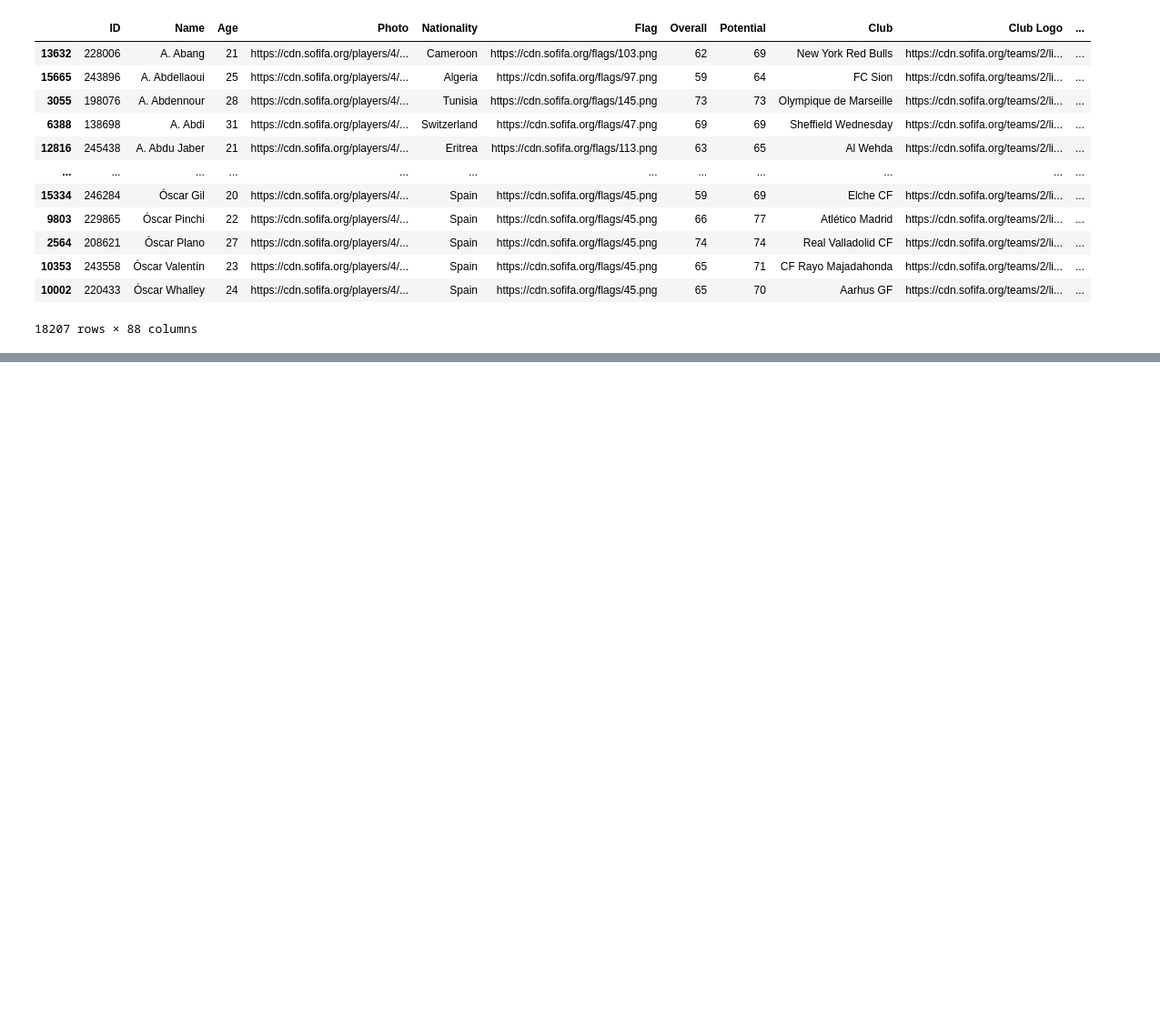
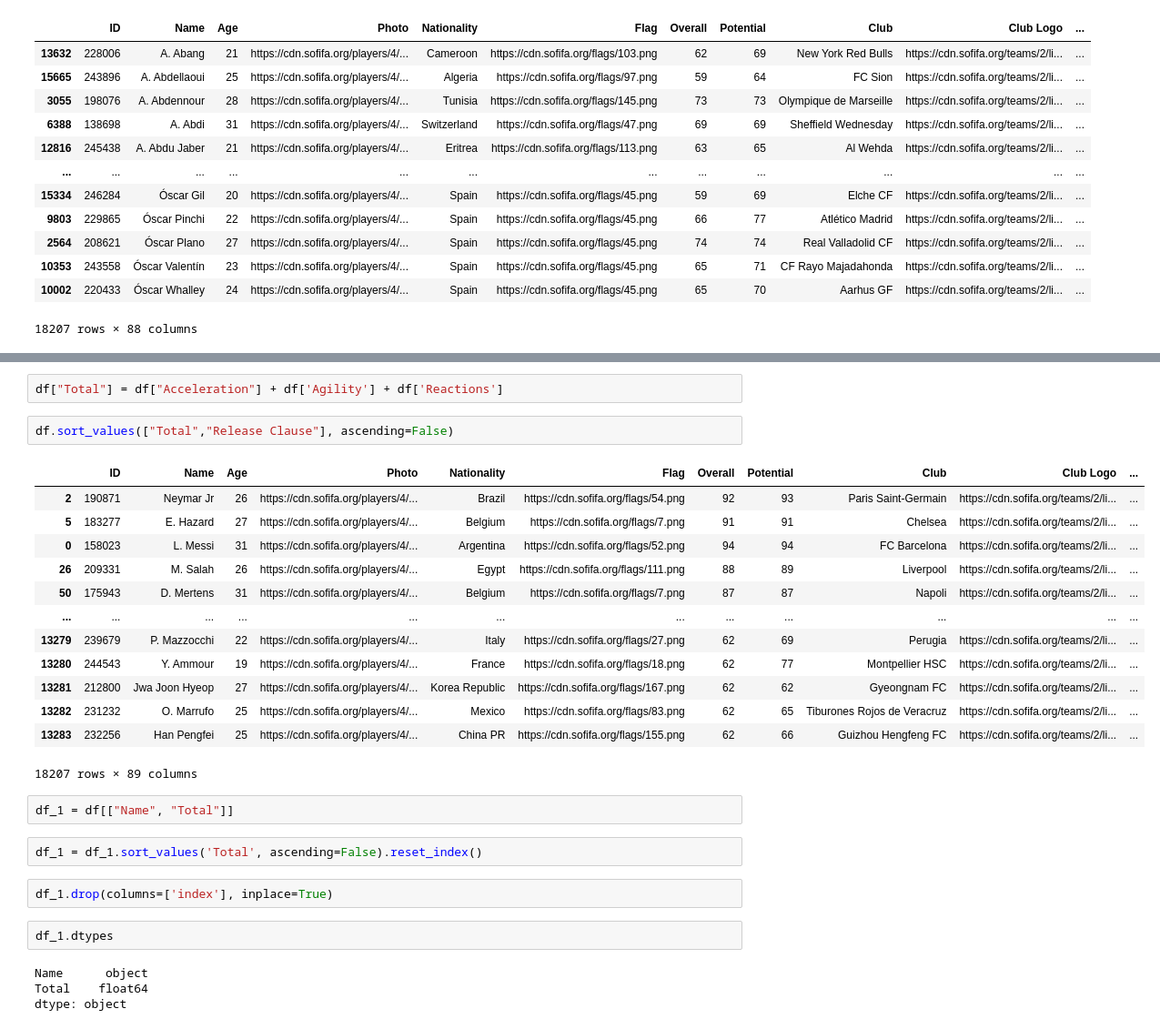
Before and after one commit to TassioSales/Panda_Do_Zero, a Jupyter notebook: Estudos_pandas.ipynb, the cells around one changed output, grey strips where cells are left out. Shown at 91% size. Saved outputs shown, nothing was run; the diff lists cells and outputs as text; blank space fills up the shorter version.

```diff
--- a/Estudos_pandas.ipynb
+++ b/Estudos_pandas.ipynb
@@ -268,0 +265,30 @@ Note: you may need to restart the kernel to use updated packages.
+# %%
+df["Total"] = df["Acceleration"] + df['Agility'] + df['Reactions']
+# %%
+df.sort_values(["Total","Release Clause"], ascending=False)
+# %% [output]
+|  | ID | Name | Age | Photo | Nationality | Flag | Overall | Potential | Club | Club Logo | ... |
+| 2 | 190871 | Neymar Jr | 26 | https://cdn.sofifa.org/players/4/... | Brazil | https://cdn.sofifa.org/flags/54.png | 92 | 93 | Paris Saint-Germain | https://cdn.sofifa.org/teams/2/li... | ... |
+| 5 | 183277 | E. Hazard | 27 | https://cdn.sofifa.org/players/4/... | Belgium | https://cdn.sofifa.org/flags/7.png | 91 | 91 | Chelsea | https://cdn.sofifa.org/teams/2/li... | ... |
+| 0 | 158023 | L. Messi | 31 | https://cdn.sofifa.org/players/4/... | Argentina | https://cdn.sofifa.org/flags/52.png | 94 | 94 | FC Barcelona | https://cdn.sofifa.org/teams/2/li... | ... |
+| 26 | 209331 | M. Salah | 26 | https://cdn.sofifa.org/players/4/... | Egypt | https://cdn.sofifa.org/flags/111.png | 88 | 89 | Liverpool | https://cdn.sofifa.org/teams/2/li... | ... |
+| 50 | 175943 | D. Mertens | 31 | https://cdn.sofifa.org/players/4/... | Belgium | https://cdn.sofifa.org/flags/7.png | 87 | 87 | Napoli | https://cdn.sofifa.org/teams/2/li... | ... |
+| ... | ... | ... | ... | ... | ... | ... | ... | ... | ... | ... | ... |
+| 13279 | 239679 | P. Mazzocchi | 22 | https://cdn.sofifa.org/players/4/... | Italy | https://cdn.sofifa.org/flags/27.png | 62 | 69 | Perugia | https://cdn.sofifa.org/teams/2/li... | ... |
+| 13280 | 244543 | Y. Ammour | 19 | https://cdn.sofifa.org/players/4/... | France | https://cdn.sofifa.org/flags/18.png | 62 | 77 | Montpellier HSC | https://cdn.sofifa.org/teams/2/li... | ... |
+| 13281 | 212800 | Jwa Joon Hyeop | 27 | https://cdn.sofifa.org/players/4/... | Korea Republic | https://cdn.sofifa.org/flags/167.png | 62 | 62 | Gyeongnam FC | https://cdn.sofifa.org/teams/2/li... | ... |
+| 13282 | 231232 | O. Marrufo | 25 | https://cdn.sofifa.org/players/4/... | Mexico | https://cdn.sofifa.org/flags/83.png | 62 | 65 | Tiburones Rojos de Veracruz | https://cdn.sofifa.org/teams/2/li... | ... |
+| 13283 | 232256 | Han Pengfei | 25 | https://cdn.sofifa.org/players/4/... | China PR | https://cdn.sofifa.org/flags/155.png | 62 | 66 | Guizhou Hengfeng FC | https://cdn.sofifa.org/teams/2/li... | ... |
+18207 rows × 89 columns
+# %%
+df_1 = df[["Name", "Total"]]
+# %%
+df_1 = df_1.sort_values('Total', ascending=False).reset_index()
+# %%
+df_1.drop(columns=['index'], inplace=True)
+# %%
+df_1.dtypes
+# %% [output]
+Name      object
+Total    float64
+dtype: object
```
Also changed, not shown: parts of 8 cells of this notebook, 7 other files.
